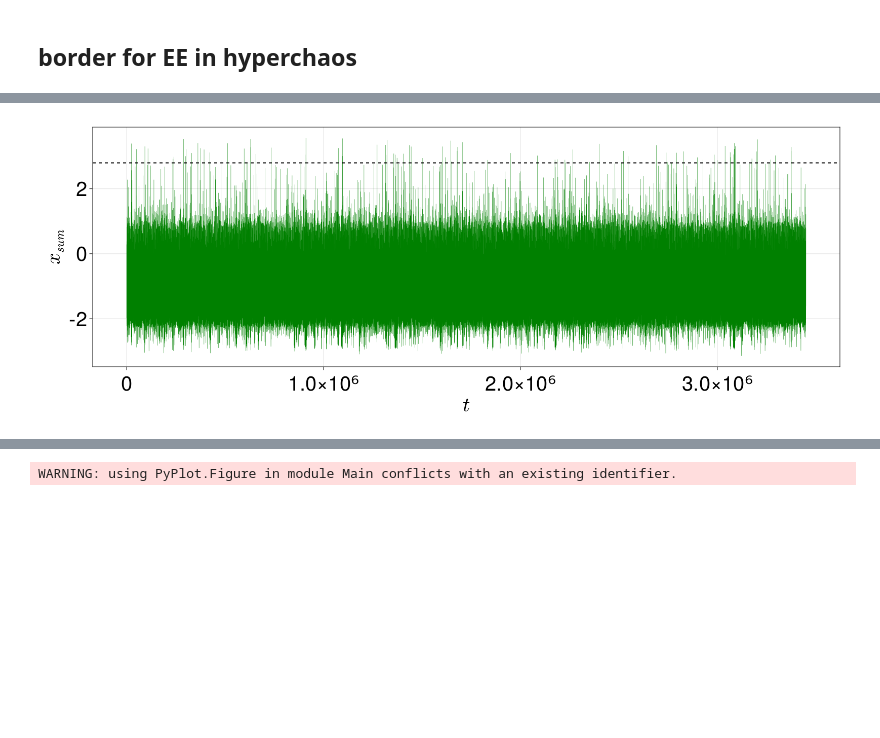
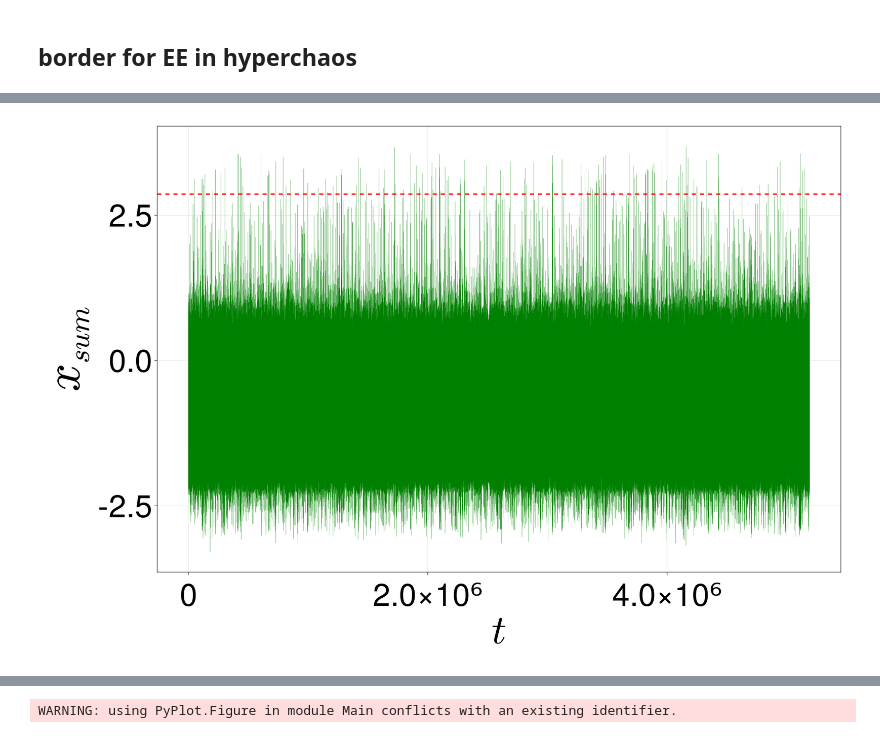
Before and after one commit to SergeyNovak777/dynamical-systems, a Jupyter notebook: Hindmarrh Rose/probablity density function/PDF hyperchaos.ipynb, the cells around one changed output, grey strips where cells are left out. Saved outputs shown, nothing was run; the diff lists cells and outputs as text; code cells hidden in the pictures; blank space fills up the shorter version.

```diff
--- a/Hindmarrh Rose/probablity density function/PDF hyperchaos.ipynb
+++ b/Hindmarrh Rose/probablity density function/PDF hyperchaos.ipynb
@@ -86,3 +87,4 @@ k_space = range(0.0, 1.0, step = 0.0004)
 # %%
-k_space[370]
+index = 775
+k_space[index]
 # %% [output]
@@ -112,9 +117,9 @@ matrix_condition[:, 375]
 # %%
-condition_chaos = SA[   -0.9968070010135959
- -3.7827839336983997
-  4.239279128870881
- -0.7636019386354705
- -1.9680244230318544
-  4.183861402976217]
+condition_chaos = SA[    -1.3708880285256102
+ -8.022011143224757
+  4.3093369397057115
+ -0.7483763647564559
+ -1.8529391589460256
+  4.142716799658893]
 # %% [output]
 6-element SVector{6, Float64} with indices SOneTo(6):
@@ -127,5 +132,5 @@ condition_chaos = SA[   -0.9968070010135959
 # %%
-k = k_space[375]
+k = k_space[index]
 p = SA[a, b, c, d, s, xr, r, I, xv, k1, k2, k]
 # %% [output]
 12-element SVector{12, Float64} with indices SOneTo(12):
@@ -159,6 +164,6 @@ sol = solve(prob, AutoVern9(Rodas5()), abstol = 1e-11, reltol = 1e-11, maxiters
 xsum = sol[1, :] + sol[4, :];
 println("before: ", length(xsum))
 
-xsum = xsum[floor(Int, length(xsum) / 2):end ]
+xsum = xsum[floor(Int, length(xsum) / 4):end ]
 println("after: ", length(xsum))
 # %% [output]
@@ -171,11 +176,13 @@ Hs1 = Hs(xsum, 6)
 # %%
-f = Figure(resolution = (1600, 600), fontsize = 40)
-ax = Axis(f[1, 1], xlabel = L"t", ylabel = L"x_{sum}")
+f = Figure(resolution = (1800, 1200))
+ax = Axis(f[1, 1], xlabel = L"t", ylabel = L"x_{sum}",
+xlabelsize = 90, ylabelsize = 110,
+                xticklabelsize = 70, yticklabelsize = 70  )
 
 lines!(ax, xsum, linewidth = 0.5, color = "green")
 # hlines!(Hs2, color = "red", linewidth = 1.0, linestyle = :dash)
-hlines!(Hs1, color = "black", linewidth = 2.0, linestyle = :dash)
+hlines!(Hs1, color = "red", linewidth = 3.0, linestyle = :dash)
 
 f
 # %% [output]
-[figure, old version]
+[figure, new version]
```
Also changed, not shown: parts of 14 cells of this notebook, 15 other files.
